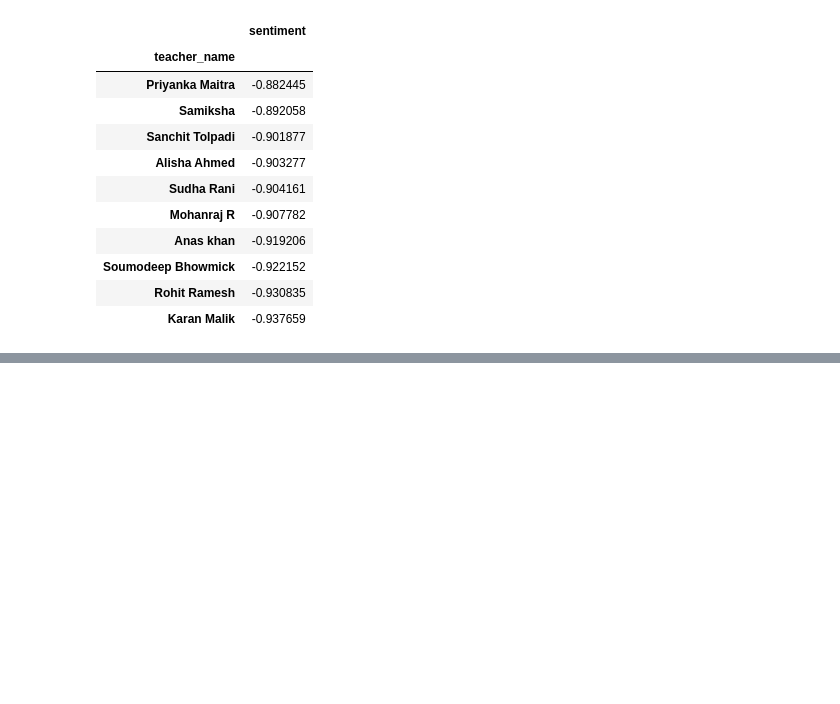
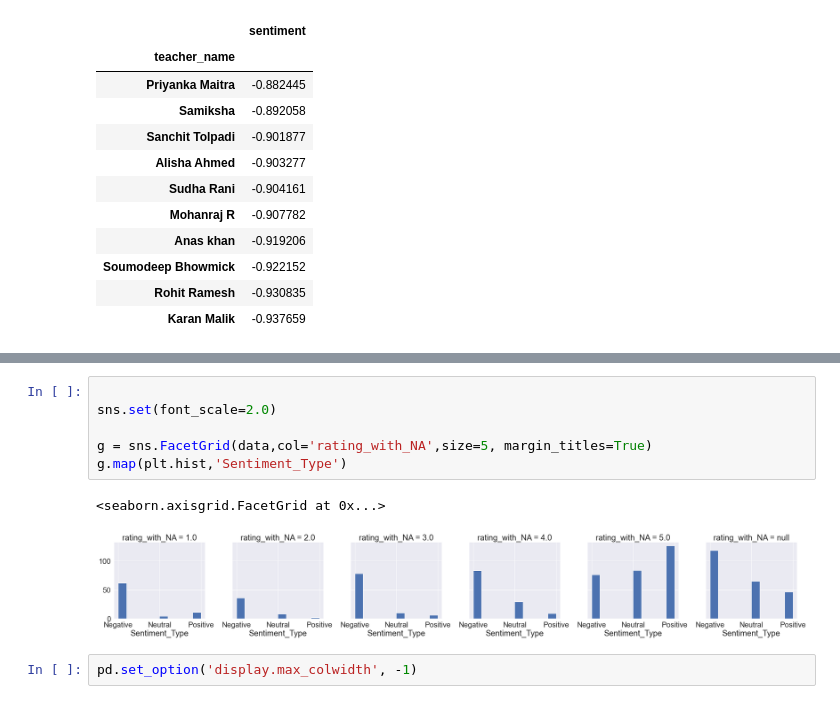
Before and after one commit to NishitSingh2023/NLP_PROJECT_LIDO, a Jupyter notebook: NLP on Demo Teacher Reviews 1-14 Sept.ipynb, the cells around one changed output, grey strips where cells are left out. Saved outputs shown, nothing was run; the diff lists cells and outputs as text; blank space fills up the shorter version.

```diff
--- a/NLP on Demo Teacher Reviews 1-14 Sept.ipynb
+++ b/NLP on Demo Teacher Reviews 1-14 Sept.ipynb
@@ -479,0 +475,11 @@ avg_emotion_per_teacher.sort_values(by="sentiment", ascending=False, na_position
+# %%
+
+sns.set(font_scale=2.0)
+
+g = sns.FacetGrid(data,col='rating_with_NA',size=5, margin_titles=True)
+g.map(plt.hist,'Sentiment_Type')
+# %% [output]
+<seaborn.axisgrid.FacetGrid at 0x...>
+[figure, added]
+# %%
+pd.set_option('display.max_colwidth', -1)
```
Also changed, not shown: parts of 32 cells of this notebook, 1 other file.
